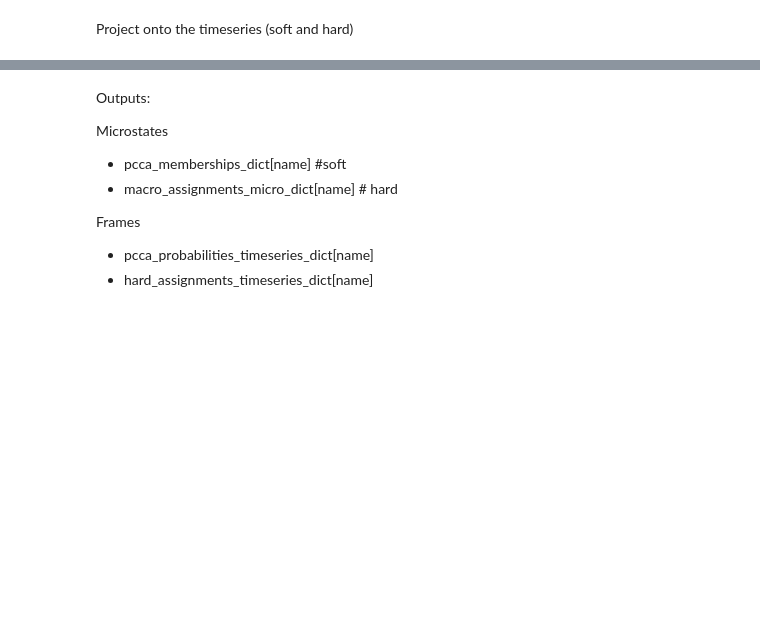
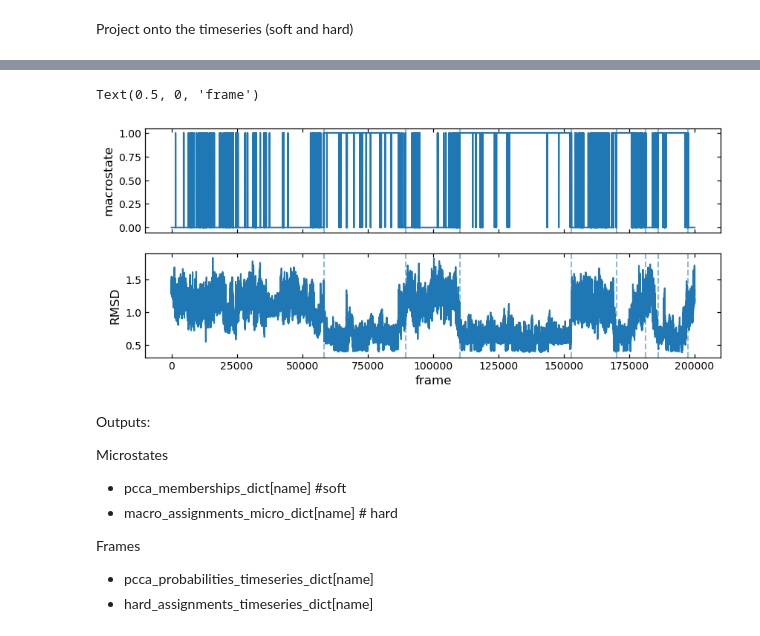
Before and after one commit to miriamzara/MSM, a Jupyter notebook: root/notebooks/step_4_analysis.ipynb, the cells around one changed output, grey strips where cells are left out. Drawn from its saved outputs; the diff is of its cells as text; code cells hidden in the pictures; blank space fills up the shorter version.

```diff
--- a/root/notebooks/step_4_analysis.ipynb
+++ b/root/notebooks/step_4_analysis.ipynb
@@ -67,6 +67,18 @@ print("Time step (nanoseconds)", time_step_micros * 10**3) # 0.2 nanoseconds
 print("Time step (picoseconds)", time_step_micros * 10**6) # 200 picoseconds
 one_microsecond_in_frames = int(1 / time_step_micros)
 print("One microsecond in frames", one_microsecond_in_frames) # 5000 frames
+
+
+# --------------------------------
+# RMSD from crystal distances
+# --------------------------------
+crystal_dist = np.loadtxt(
+    data_folder + "hp35.crystaldists",
+    delimiter=" ",
+    dtype=float
+)
+
+rmsd = np.sqrt(np.mean(crystal_dist**2, axis=1))  # [nm]
 # %% [output]
 Time step (microseconds) 0.00019986356854108112
 Time step (nanoseconds) 0.19986356854108112
@@ -385,3 +426,59 @@ for name in trajectories_labels:
+# %%
+def find_committed_transitions(labels, min_residence_frames):
+    labels = np.asarray(labels)
+
+    transitions = []
+    current_state = labels[0]
+
+    for i in range(1, len(labels)):
+        candidate = labels[i]
+
+        # ignore intermediate region
+        if candidate == 0.5 or candidate == current_state:
+            continue
+
+        # candidate is 0 or 1 and different from current_state
+        end = i + min_residence_frames
+
+        if end <= len(labels):
+            if np.all(labels[i:end] == candidate):
+                transitions.append((i, current_state, candidate))
+                current_state = candidate
+
+    return transitions
+
+
+
+tmin_mus = 0
+tmax_mus = 40
+
+
+frame_min = int(tmin_mus/ time_step_micros)
+frame_max = int(tmax_mus/ time_step_micros)
+
+min_residence_mus = 0.2
+min_residence_frames = int(min_residence_mus / time_step_micros)
+
+transitions = find_committed_transitions(hard, min_residence_frames)
+
+fig, axs = plt.subplots(nrows=2, figsize=(10, 4), sharex=True)
+
+x = np.arange(frame_min, frame_max)
+
+axs[0].plot(x, hard[frame_min:frame_max])
+axs[1].plot(x, rmsd[frame_min:frame_max])
+
+for t, old, new in transitions:
+    if frame_min <= t < frame_max:
+        axs[0].axvline(t, linestyle="--", alpha=0.5)
+        axs[1].axvline(t, linestyle="--", alpha=0.5)
+
+axs[0].set_ylabel("macrostate")
+axs[1].set_ylabel("RMSD")
+axs[1].set_xlabel("frame")
+# %% [output]
+Text(0.5, 0, 'frame')
+[figure, added]
 # %% [markdown]
 Outputs:
 
```
Also changed, not shown: parts of 18 cells of this notebook, 11 other files.
